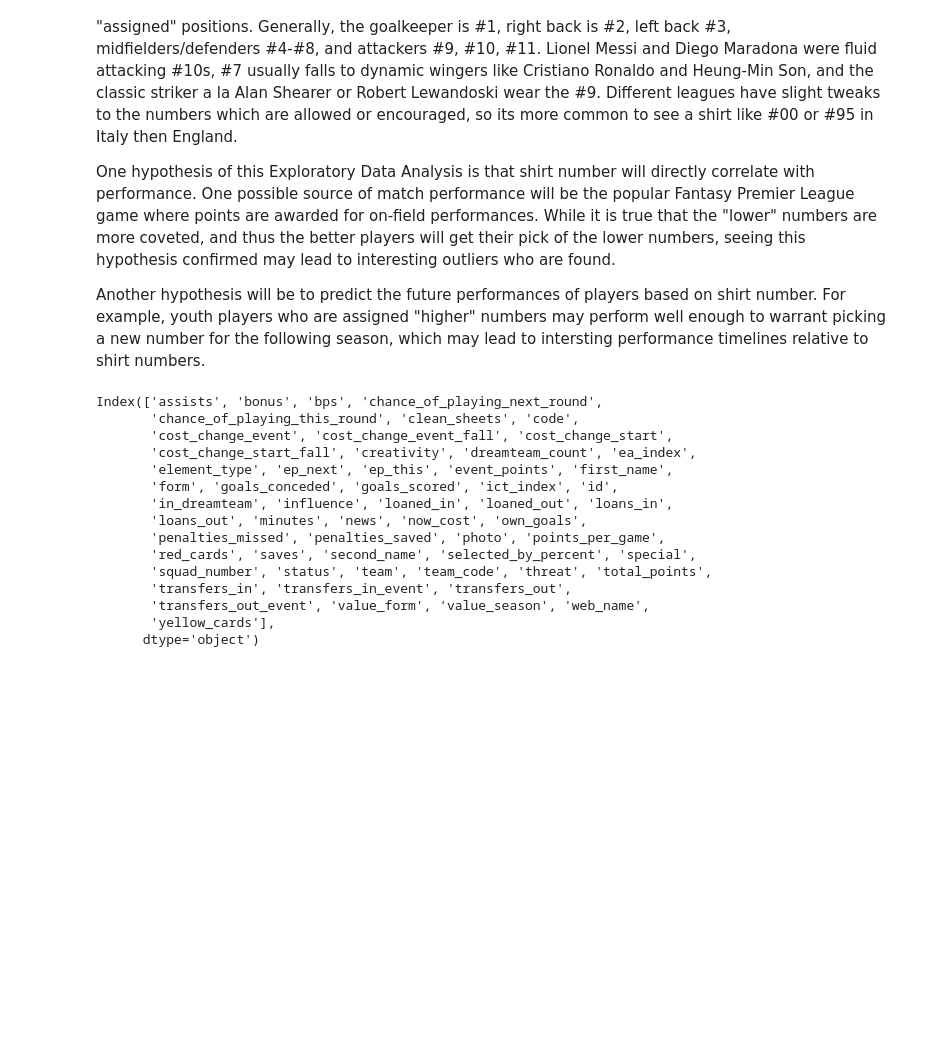
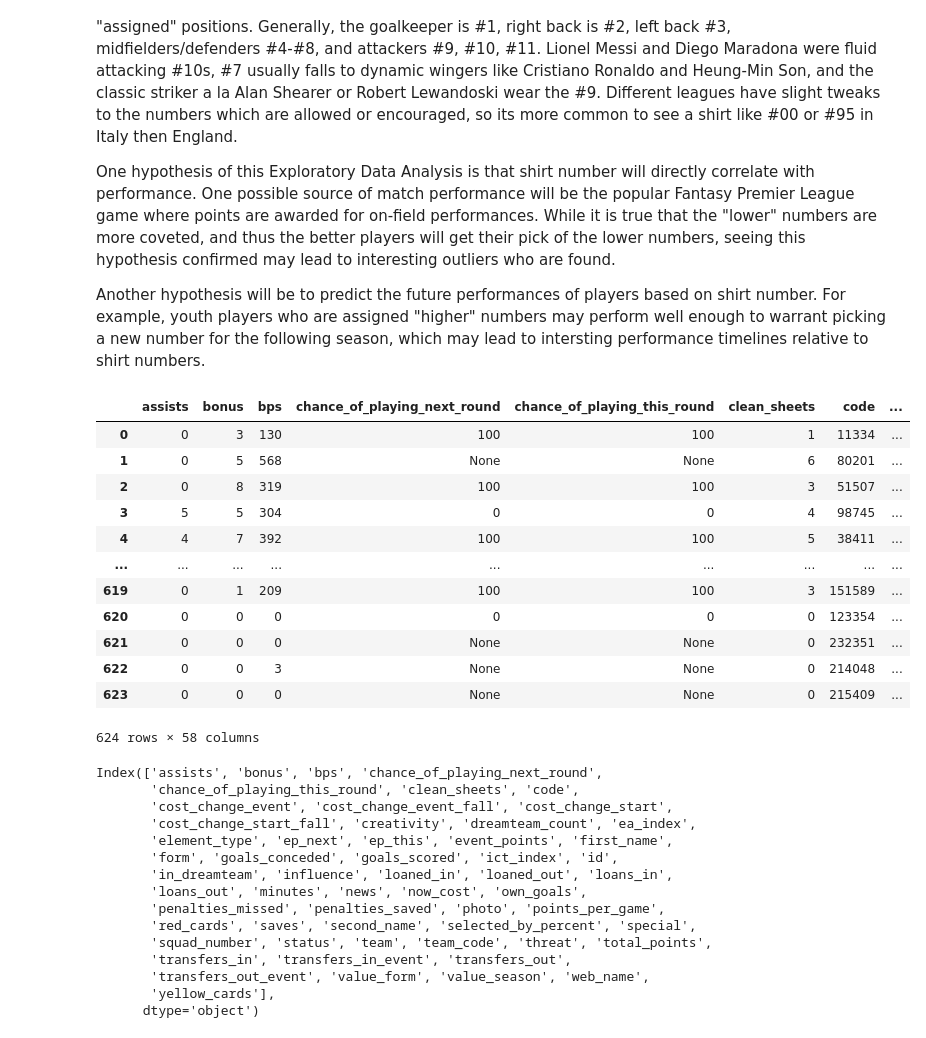
Before and after one commit to ggdurrant/PL-Shirt-Numbers, a Jupyter notebook: shirt_numbers.ipynb, the cells around one changed output. Drawn from its saved outputs; the diff is of its cells as text; code cells hidden in the pictures; blank space fills up the shorter version.

```diff
--- a/shirt_numbers.ipynb
+++ b/shirt_numbers.ipynb
@@ -24,6 +24,22 @@ raw18 = pd.read_csv('data/2018-19/players_raw.csv')
 raw19 = pd.read_csv('data/2019-20/players_raw.csv')
 raw20 = pd.read_csv('data/2020-21/players_raw.csv')
 raw21 = pd.read_csv('data/2021-22/players_raw.csv')
+# %%
+raw18
+# %% [output]
+|  | assists | bonus | bps | chance_of_playing_next_round | chance_of_playing_this_round | clean_sheets | code | ... |
+| 0 | 0 | 3 | 130 | 100 | 100 | 1 | 11334 | ... |
+| 1 | 0 | 5 | 568 | None | None | 6 | 80201 | ... |
+| 2 | 0 | 8 | 319 | 100 | 100 | 3 | 51507 | ... |
+| 3 | 5 | 5 | 304 | 0 | 0 | 4 | 98745 | ... |
+| 4 | 4 | 7 | 392 | 100 | 100 | 5 | 38411 | ... |
+| ... | ... | ... | ... | ... | ... | ... | ... | ... |
+| 619 | 0 | 1 | 209 | 100 | 100 | 3 | 151589 | ... |
+| 620 | 0 | 0 | 0 | 0 | 0 | 0 | 123354 | ... |
+| 621 | 0 | 0 | 0 | None | None | 0 | 232351 | ... |
+| 622 | 0 | 0 | 3 | None | None | 0 | 214048 | ... |
+| 623 | 0 | 0 | 0 | None | None | 0 | 215409 | ... |
+624 rows × 58 columns
 # %%
 print(raw16.columns)
 # %% [output]
```
Also changed, not shown: parts of 4 cells of this notebook.
